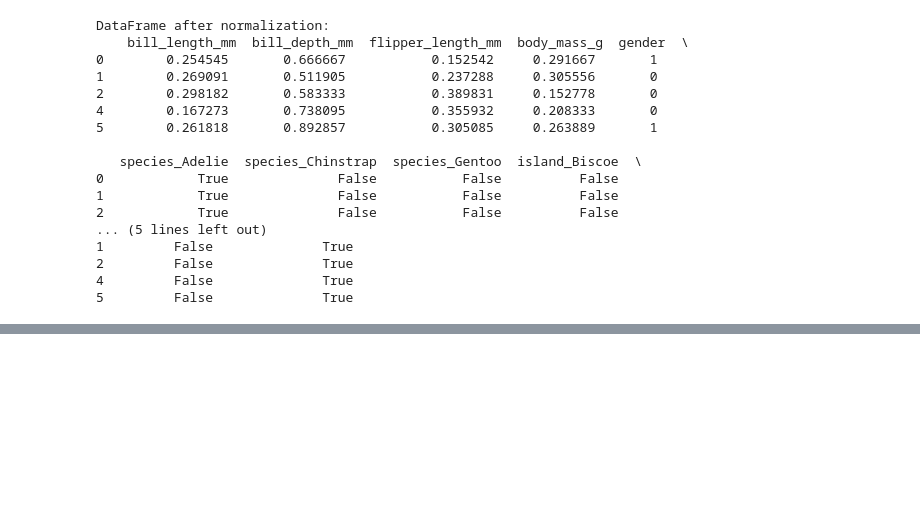
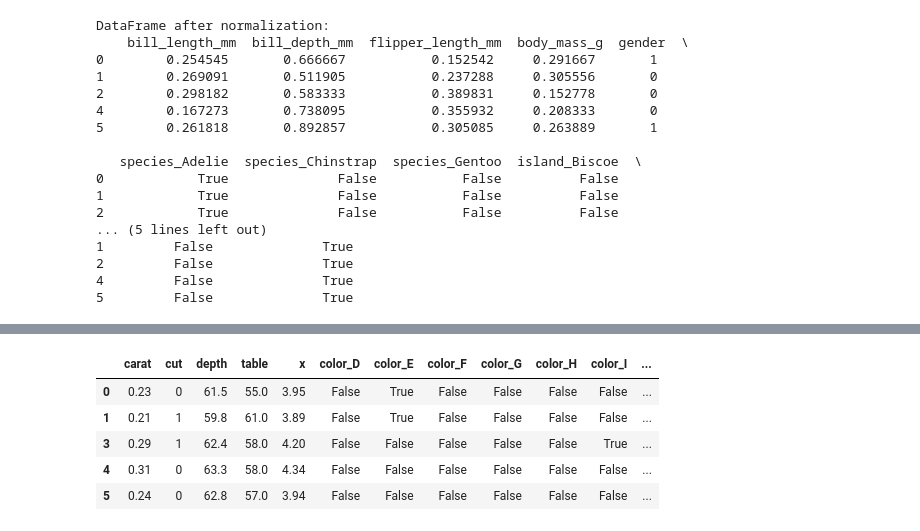
Before and after one commit to kalyanvv/ML-Assignment-1, a Jupyter notebook: Assignment1.ipynb, the cells around one changed output, grey strips where cells are left out. Saved outputs shown, nothing was run; the diff lists cells and outputs as text; code cells hidden in the pictures; blank space fills up the shorter version.

```diff
--- a/Assignment1.ipynb
+++ b/Assignment1.ipynb
@@ -298,0 +439,21 @@ DataFrame after normalization:
+# %%
+if 'Unnamed: 0' in data2.columns:
+    data2.drop(columns=['Unnamed: 0'], inplace=True)
+def detect_outliers_iqr(data, column):
+    Q1 = data[column].quantile(0.25)
+    Q3 = data[column].quantile(0.75)
+    IQR = Q3 - Q1
+    lower_bound = Q1 - 1.5 * IQR
+    upper_bound = Q3 + 1.5 * IQR
+    return lower_bound, upper_bound
+
+# Example for flipper length
+columns_to_check = ['carat', 'average us salary', 'number of diamonds mined (millions)', 'depth', 'table', 'price', 'x', 'y', 'z']
+for column in columns_to_check:
+    lower_bound, upper_bound = detect_outliers_iqr(data2, column)
+    # Replace outliers with NaN
+    data2[column] = data2[column].where((data2[column] >= lower_bound) & (data2[column] <= upper_bound), np.nan)
+
+data2=data2.dropna()
+# Remove outliers
+print("Cleaned DataFrame:\n", data2.describe())
@@ -298,0 +520,9 @@ DataFrame after normalization:
+# %%
+data2['cut'] = data2['cut'].map({'PREMIUM': 1, 'FAIR': 0, 'GOOD': 0, 'VERY GOOD': 0, 'IDEAL': 0})
+numeric_data2 = data2.select_dtypes(include=['number'])
+corr_matrix = numeric_data2.corr()
+target_corr = corr_matrix['cut']
+low_corr_features = target_corr[target_corr.abs() < 0.1].index.tolist()
+print("Uncorrelated Features:", low_corr_features)
+data2 = data2.drop(columns=low_corr_features)
+print("DataFrame after dropping low correlation features:\n", data2.head())
@@ -298,0 +543,10 @@ DataFrame after normalization:
+# %%
+data2 = pd.get_dummies(data2, columns=['color', 'clarity'])
+data2.head()
+# %% [output]
+|  | carat | cut | depth | table | x | color_D | color_E | color_F | color_G | color_H | color_I | ... |
+| 0 | 0.23 | 0 | 61.5 | 55.0 | 3.95 | False | True | False | False | False | False | ... |
+| 1 | 0.21 | 1 | 59.8 | 61.0 | 3.89 | False | True | False | False | False | False | ... |
+| 3 | 0.29 | 1 | 62.4 | 58.0 | 4.20 | False | False | False | False | False | True | ... |
+| 4 | 0.31 | 0 | 63.3 | 58.0 | 4.34 | False | False | False | False | False | False | ... |
+| 5 | 0.24 | 0 | 62.8 | 57.0 | 3.94 | False | False | False | False | False | False | ... |
```
Also changed, not shown: parts of 11 cells of this notebook.
